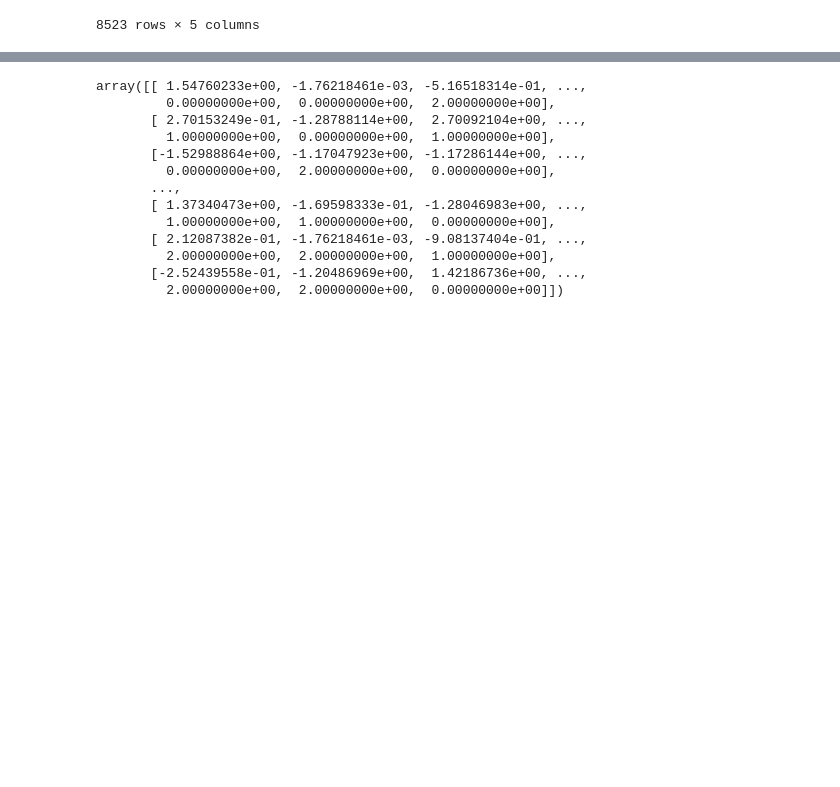
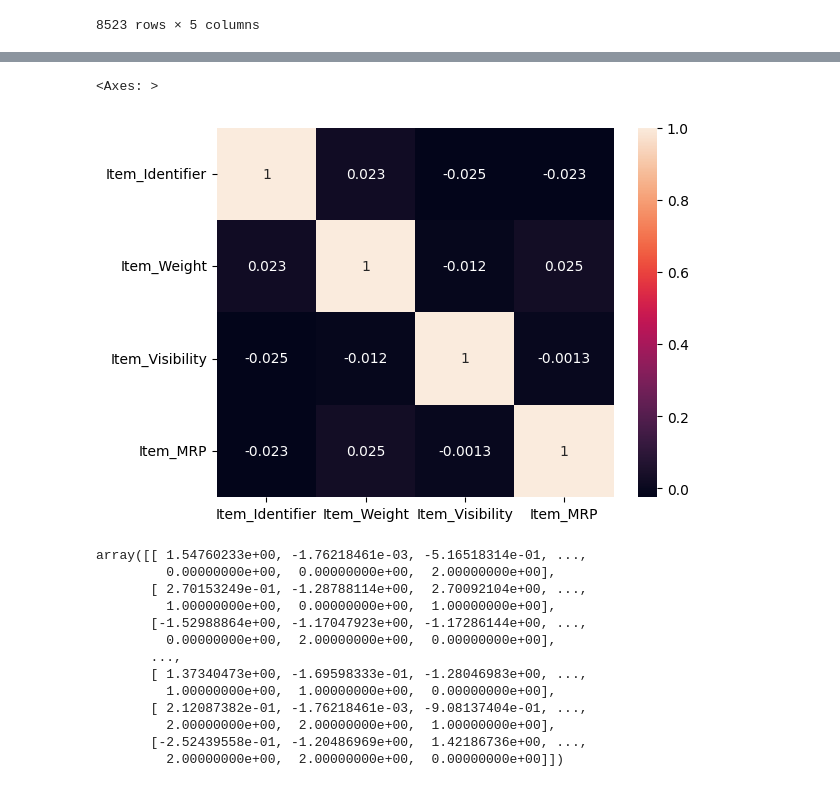
Before and after one commit to kishan444444/store-sales-price-prediction-solution-project, a Jupyter notebook: notebooks/EDA and model training.ipynb, the cells around one changed output, grey strips where cells are left out. Cells and saved outputs as stored; diff of their text form; code cells hidden in the pictures; blank space fills up the shorter version.

```diff
--- a/notebooks/EDA and model training.ipynb
+++ b/notebooks/EDA and model training.ipynb
@@ -344,3 +357,8 @@ X.select_dtypes(include='object')
+# %%
+sns.heatmap(data[numerical_cols].corr(),annot=True)
+# %% [output]
+<Axes: >
+[figure, added]
 # %%
 Item_Fat_Content_map=["Low Fat","Regular","LF","reg","low fat"]
 Item_Type_map=["Fruits and Vegetables","Snack Foods","Household","Frozen Foods","Dairy","Canned","Baking Goods","Health and Hygiene",
```
Also changed, not shown: parts of 4 cells of this notebook, 25 other files.
